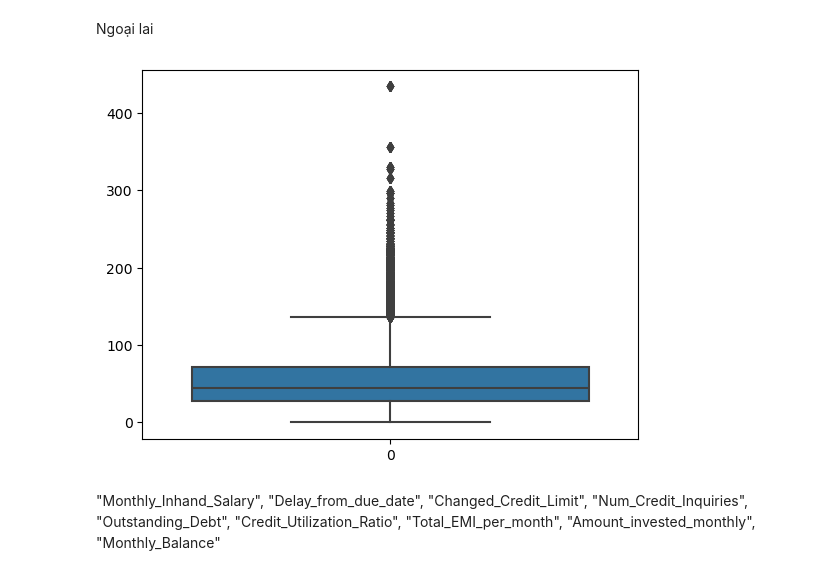
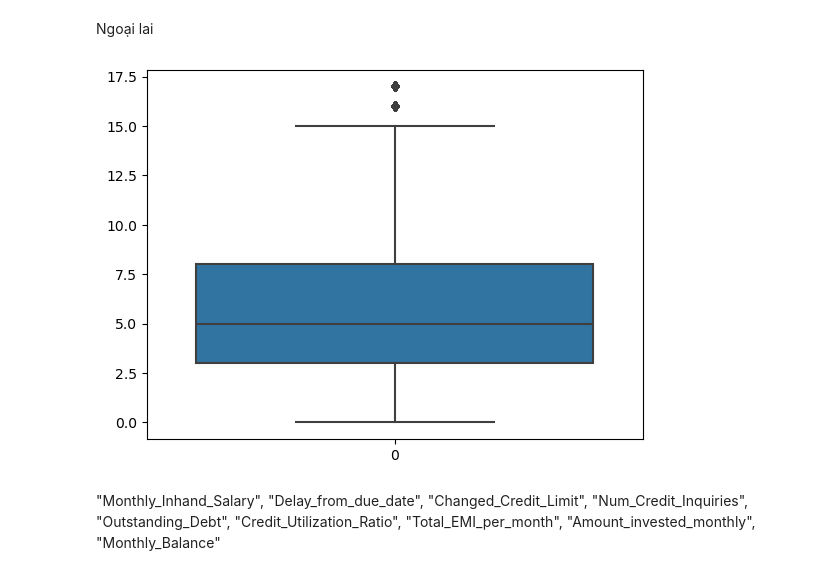
Before and after one commit to ThangQT2606/AI-ML-DL, a Jupyter notebook: banking.ipynb, the cells around one changed output. Cells and saved outputs as stored; diff of their text form; code cells hidden in the pictures.

```diff
--- a/banking.ipynb
+++ b/banking.ipynb
@@ -93,10 +93,10 @@ Ngoại lai
 # %%
 import seaborn as sns
 fig, axs = plt.subplots()
-sns.boxplot(data=df["Amount_invested_monthly"])
+sns.boxplot(data=df["Num_Credit_Inquiries"])
 plt.show()
 # %% [output]
-[figure, old version]
+[figure, new version]
 # %% [markdown]
 "Monthly_Inhand_Salary", "Delay_from_due_date",
 "Changed_Credit_Limit", "Num_Credit_Inquiries", "Outstanding_Debt", "Credit_Utilization_Ratio",
```
Also changed, not shown: parts of 42 cells of this notebook, 1 other file.
